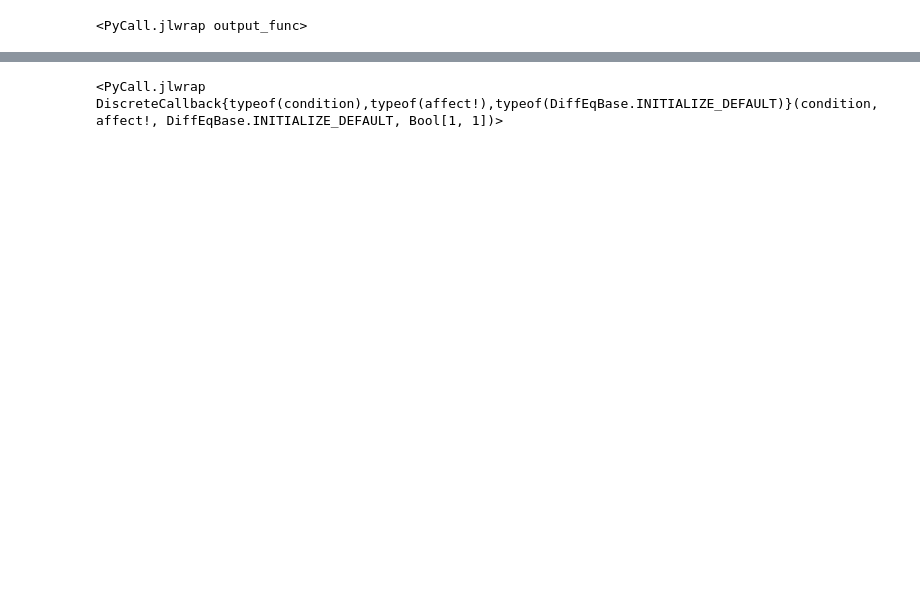
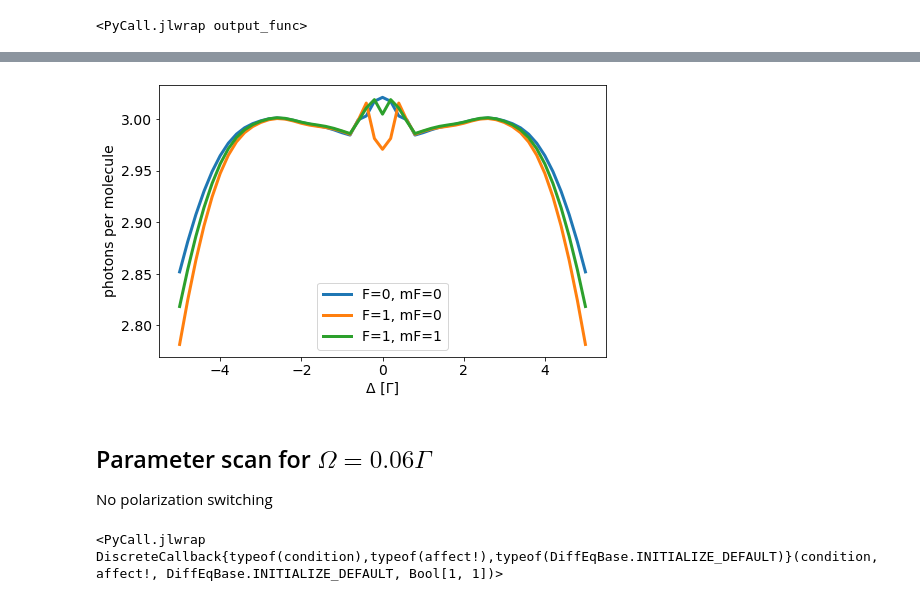
Before and after one commit to ograsdijk/optical-bloch, a Jupyter notebook: R0 F1=1_2 F=1.ipynb, the cells around one changed output, grey strips where cells are left out. Saved outputs shown, nothing was run; the diff lists cells and outputs as text; code cells hidden in the pictures; blank space fills up the shorter version.

```diff
--- a/R0 F1=1_2 F=1.ipynb
+++ b/R0 F1=1_2 F=1.ipynb
@@ -631 +659,17 @@ set_fontsize(ax, 14)
+# %%
+fig, ax = plt.subplots(figsize = (8,5))
+
+for name, res in results_higherpower.items():
+    ax.plot(scan/Γ, res*Γ, lw = 3, label = name)
+
+ax.set_xlabel('Δ [Γ]')
+ax.set_ylabel('photons per molecule')
+ax.legend(fontsize = 14)
+
+set_fontsize(ax, 14)
+# %% [output]
+[figure, added]
+# %% [markdown]
+## Parameter scan for $\Omega = 0.06\Gamma$
+No polarization switching
 # %%
```
Also changed, not shown: parts of 47 cells of this notebook, 3 other files.
